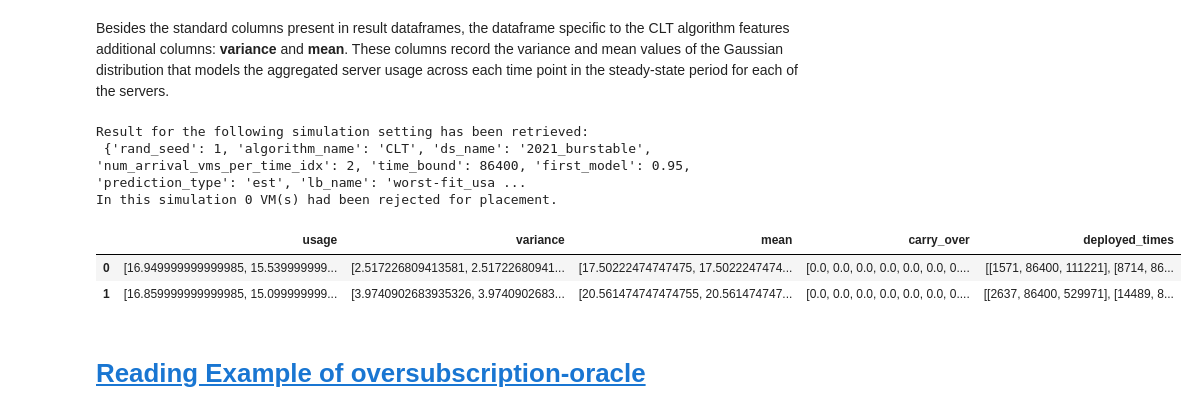
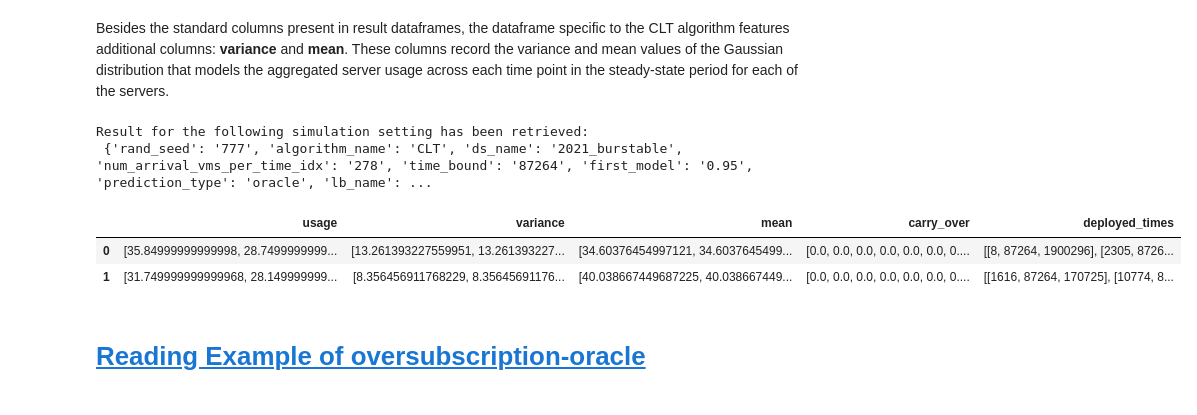
Before and after one commit to seyedali14/audible-artifact-asplos24, a Jupyter notebook: read_simulation_result.ipynb, the cells around one changed output. Cells and saved outputs as stored; diff of their text form; code cells hidden in the pictures.

```diff
--- a/read_simulation_result.ipynb
+++ b/read_simulation_result.ipynb
@@ -29,12 +29,23 @@ The `result_df` dataframe stores information on server **usage** and potential *
 Additional columns in the dataframe are algorithm-dependent. For comprehensive insights into each column unique to the algorithm, we delve into the results of executing each example in `run_simulator.ipynb`, as detailed below.
 # %%
 # reading result function
+def parse_filename_to_dict(filename):
+    keys = ["rand_seed", "algorithm_name", "ds_name", "num_arrival_vms_per_time_idx", "time_bound", "first_model", "prediction_type", "lb_name", "number_of_servers", "server_capacity", "acceptable_violation", "retreat_num_samples", "drop", "steady_state_time"]
+    values = filename.strip('.feather').split('_')[1:]
+    values[2] += '_' + values[3] # to account for '_' in the ds_name
+    values[8] += '_' + values[9] # to account for '_' in the lb_name
+    values.pop(3)
+    values.pop(8)
+    return dict(zip(keys, values))
+
 def read_result(location):
-    simulation_param_dict = np.load(f'{location}_params.npy', allow_pickle = True).reshape(1, )[0]
+    try:
+        simulation_param_dict = np.load(f'{location}_params.npy', allow_pickle = True).reshape(1, )[0]['params']
+    except:
+        simulation_param_dict = parse_filename_to_dict(location.split('/')[-1])
     result_df = pd.read_feather(f'{location}.feather')
 
-    print('Result for the following simulation setting has been retrieved:\n', simulation_param_dict['params'])
-    print(f"In this simulation {simulation_param_dict['len_dropped_vmids']} VM(s) had been rejected for placement.")
+    print('Result for the following simulation setting has been retrieved:\n', simulation_param_dict)
     return result_df, simulation_param_dict
 # %% [markdown]
 # <a id='toc3_'></a>[Reding Example of Audible](#toc0_)
@@ -54,16 +64,15 @@ In this simulation 0 VM(s) had been rejected for placement.
 # %% [markdown]
 Besides the standard columns present in result dataframes, the dataframe specific to the CLT algorithm features additional columns: **variance** and **mean**. These columns record the variance and mean values of the Gaussian distribution that models the aggregated server usage across each time point in the steady-state period for each of the servers.
 # %%
-location = 'results/CLT/small_1_CLT_2021_burstable_2_86400_0.95_est_worst-fit_usage_10_48_0.01_0_True_2016'
+location = 'results/CLT/small_777_CLT_2021_burstable_278_87264_0.95_oracle_worst-fit_usage_756_48_0.01_0_True_2880'
 result_df, simulation_param_dict = read_result(location)
 result_df.head(2)
 # %% [output]
 Result for the following simulation setting has been retrieved:
- {'rand_seed': 1, 'algorithm_name': 'CLT', 'ds_name': '2021_burstable', 'num_arrival_vms_per_time_idx': 2, 'time_bound': 86400, 'first_model': 0.95, 'prediction_type': 'est', 'lb_name': 'worst-fit_usa ...
-In this simulation 0 VM(s) had been rejected for placement.
+ {'rand_seed': '777', 'algorithm_name': 'CLT', 'ds_name': '2021_burstable', 'num_arrival_vms_per_time_idx': '278', 'time_bound': '87264', 'first_model': '0.95', 'prediction_type': 'oracle', 'lb_name': ...
 |  | usage | variance | mean | carry_over | deployed_times |
-| 0 | [16.949999999999985, 15.539999999... | [2.517226809413581, 2.51722680941... | [17.50222474747475, 17.5022247474... | [0.0, 0.0, 0.0, 0.0, 0.0, 0.0, 0.... | [[1571, 86400, 111221], [8714, 86... |
-| 1 | [16.859999999999985, 15.099999999... | [3.9740902683935326, 3.9740902683... | [20.561474747474755, 20.561474747... | [0.0, 0.0, 0.0, 0.0, 0.0, 0.0, 0.... | [[2637, 86400, 529971], [14489, 8... |
+| 0 | [35.84999999999998, 28.7499999999... | [13.261393227559951, 13.261393227... | [34.60376454997121, 34.6037645499... | [0.0, 0.0, 0.0, 0.0, 0.0, 0.0, 0.... | [[8, 87264, 1900296], [2305, 8726... |
+| 1 | [31.749999999999968, 28.149999999... | [8.356456911768229, 8.35645691176... | [40.038667449687225, 40.038667449... | [0.0, 0.0, 0.0, 0.0, 0.0, 0.0, 0.... | [[1616, 87264, 170725], [10774, 8... |
 # %% [markdown]
 # <a id='toc5_'></a>[Reading Example of oversubscription-oracle](#toc0_)
 # %% [markdown]
```
Also changed, not shown: parts of 1 cell of this notebook, 54 other files.
